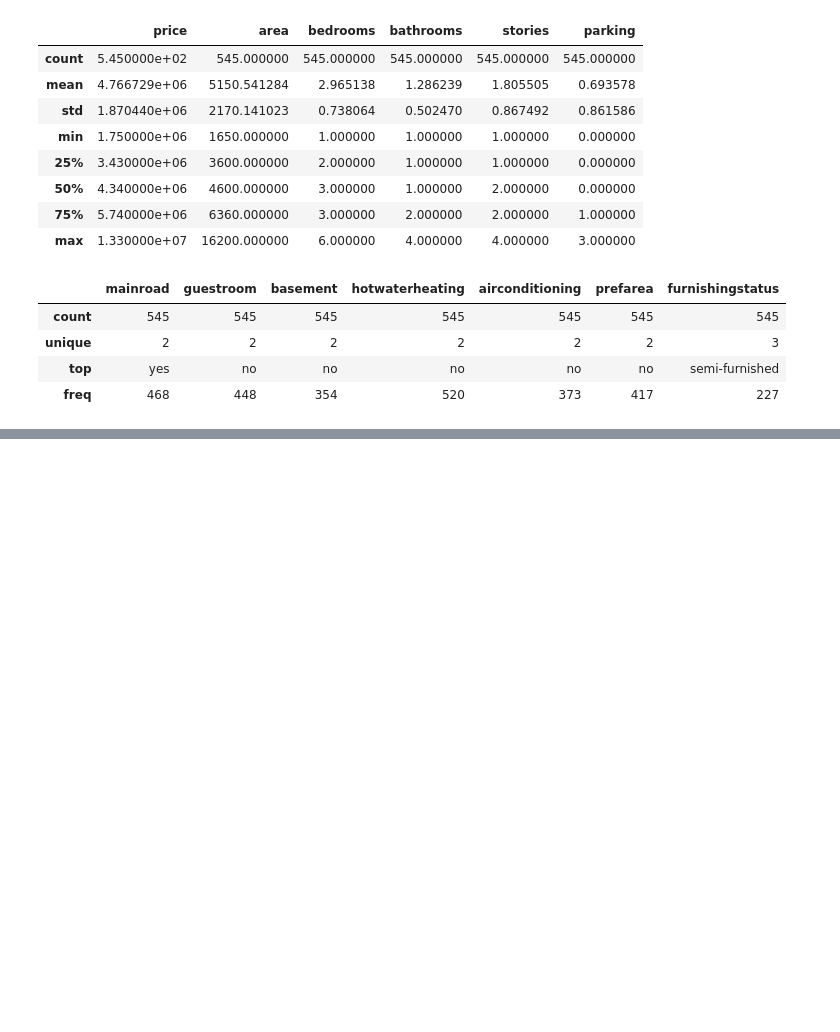
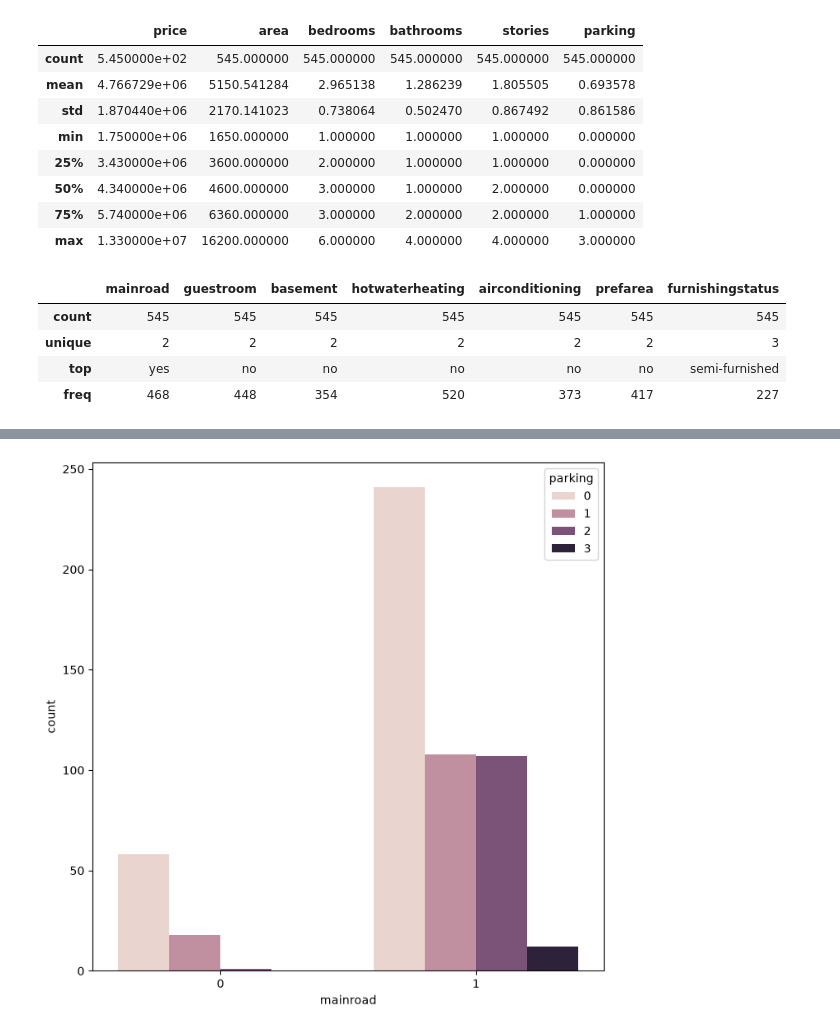
Before and after one commit to SingamSravani27/python, a Jupyter notebook: Data Analysis.ipynb, the cells around one changed output, grey strips where cells are left out. Drawn from its saved outputs; the diff is of its cells as text; code cells hidden in the pictures; blank space fills up the shorter version.

```diff
--- a/Data Analysis.ipynb
+++ b/Data Analysis.ipynb
@@ -214,0 +404,6 @@ df.describe(include='str')
+# %%
+plt.figure(figsize=(8,8))   ### pass width and height as tuple
+sns.countplot(data=df, x="mainroad",hue="parking")
+plt.show()
+# %% [output]
+[figure, added]
```
Also changed, not shown: parts of 19 cells of this notebook, 1 other file.
